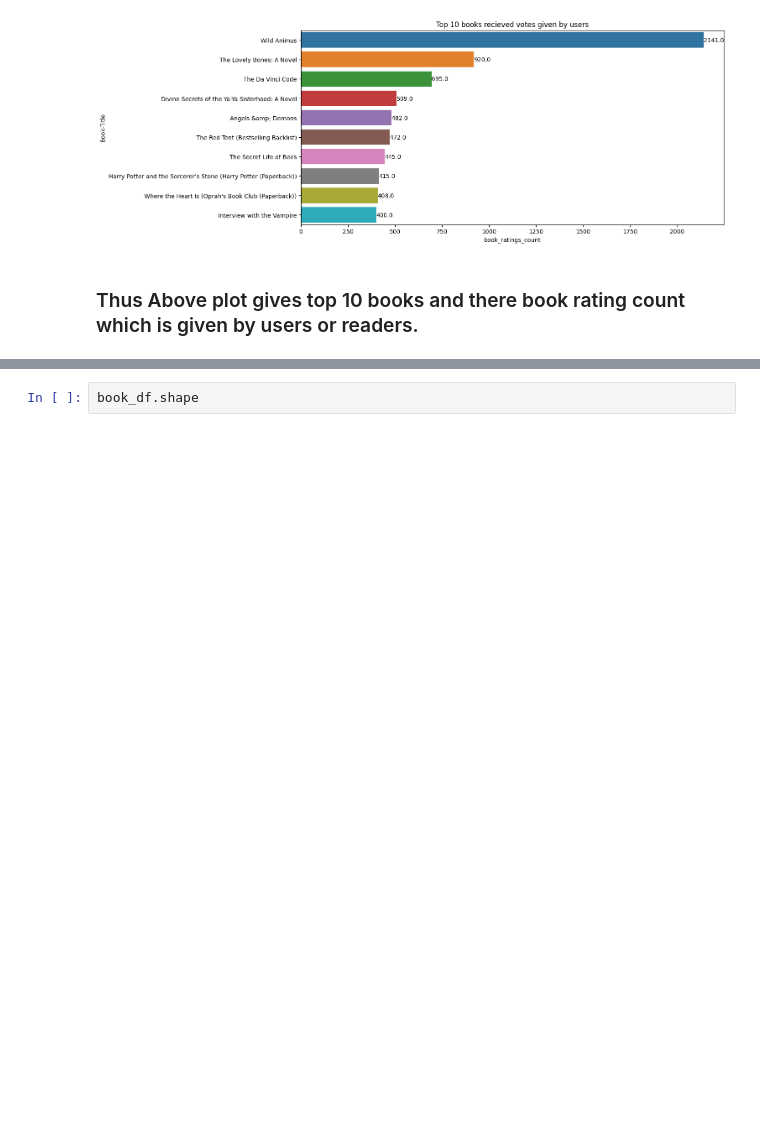
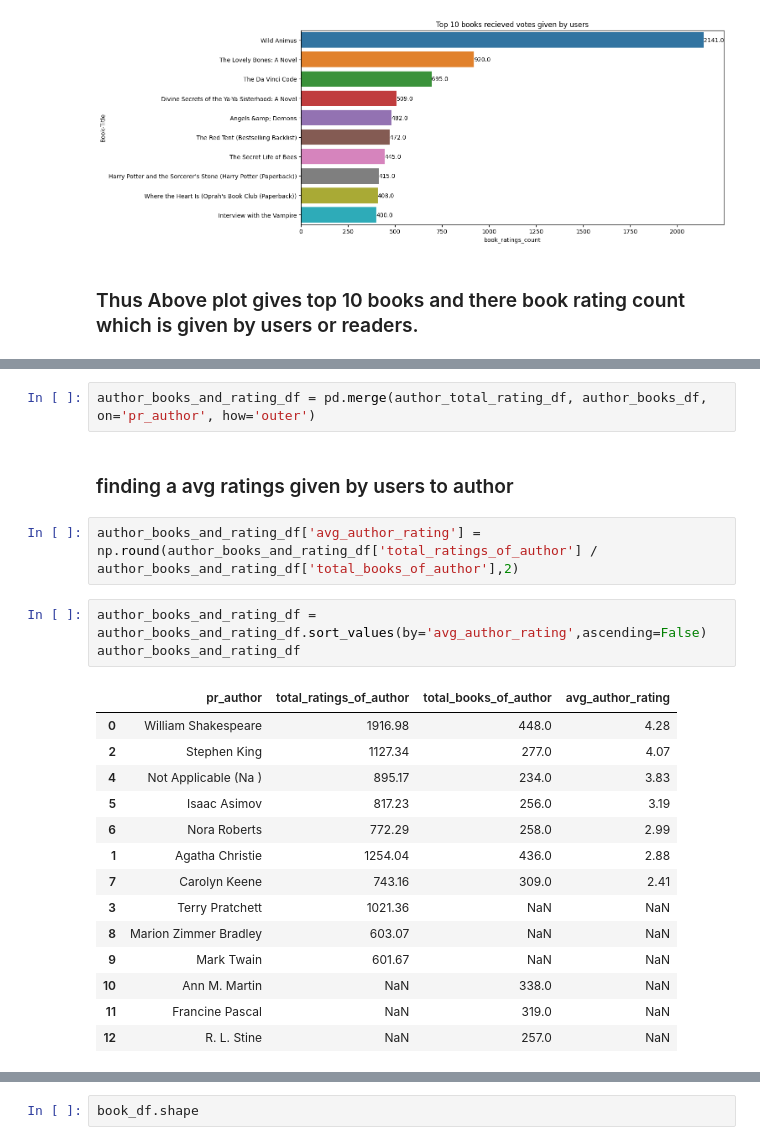
Before and after one commit to Suraj-7077/Unsupervised-ML-Book-Recommendation-system-Model, a Jupyter notebook: Unsupervised_ML_Capstone_Project_IV_.ipynb, the cells around one changed output, grey strips where cells are left out. Cells and saved outputs as stored; diff of their text form; blank space fills up the shorter version.

```diff
--- a/Unsupervised_ML_Capstone_Project_IV_.ipynb
+++ b/Unsupervised_ML_Capstone_Project_IV_.ipynb
@@ -820,0 +856,24 @@ book_df.head()
+# %%
+author_books_and_rating_df = pd.merge(author_total_rating_df, author_books_df, on='pr_author', how='outer')
+# %% [markdown]
+### finding a avg ratings given by users to author
+# %%
+author_books_and_rating_df['avg_author_rating'] = np.round(author_books_and_rating_df['total_ratings_of_author'] / author_books_and_rating_df['total_books_of_author'],2)
+# %%
+author_books_and_rating_df = author_books_and_rating_df.sort_values(by='avg_author_rating',ascending=False)
+author_books_and_rating_df
+# %% [output]
+|  | pr_author | total_ratings_of_author | total_books_of_author | avg_author_rating |
+| 0 | William Shakespeare | 1916.98 | 448.0 | 4.28 |
+| 2 | Stephen King | 1127.34 | 277.0 | 4.07 |
+| 4 | Not Applicable (Na ) | 895.17 | 234.0 | 3.83 |
+| 5 | Isaac Asimov | 817.23 | 256.0 | 3.19 |
+| 6 | Nora Roberts | 772.29 | 258.0 | 2.99 |
+| 1 | Agatha Christie | 1254.04 | 436.0 | 2.88 |
+| 7 | Carolyn Keene | 743.16 | 309.0 | 2.41 |
+| 3 | Terry Pratchett | 1021.36 | NaN | NaN |
+| 8 | Marion Zimmer Bradley | 603.07 | NaN | NaN |
+| 9 | Mark Twain | 601.67 | NaN | NaN |
+| 10 | Ann M. Martin | NaN | 338.0 | NaN |
+| 11 | Francine Pascal | NaN | 319.0 | NaN |
+| 12 | R. L. Stine | NaN | 257.0 | NaN |
```
Also changed, not shown: parts of 51 cells of this notebook.
